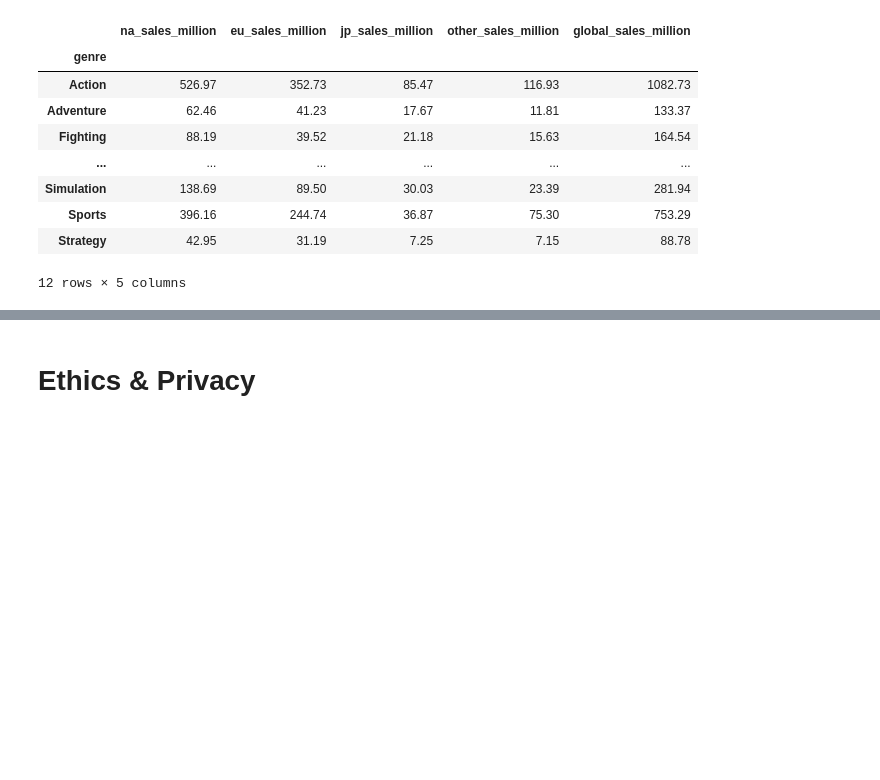
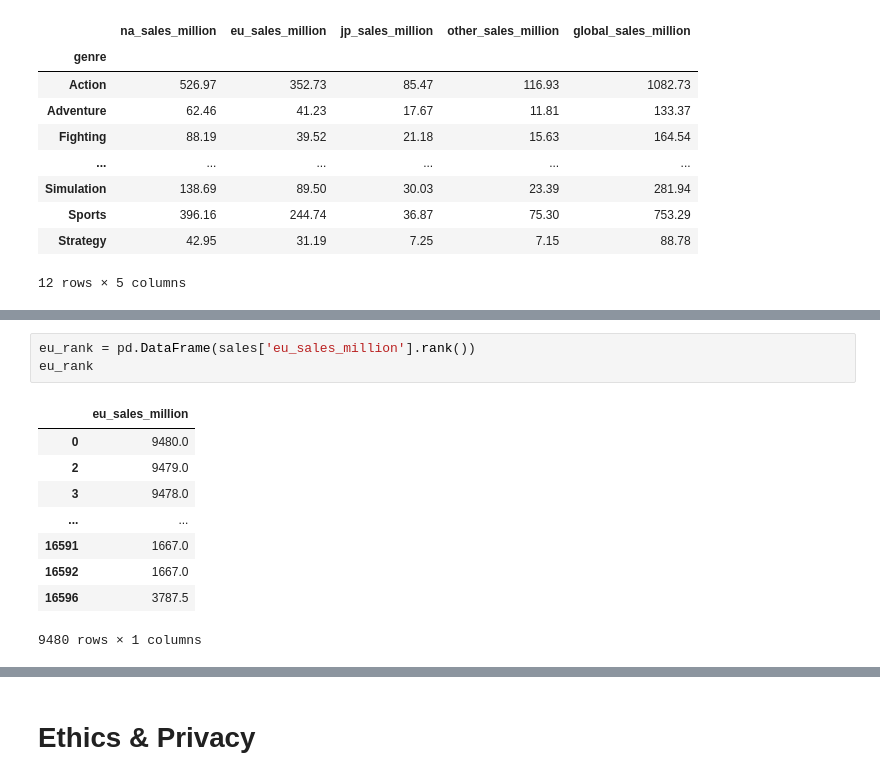
Before and after one commit to kvh8899/mostpopvidgame, a Jupyter notebook: FinalProject_group004_actual.ipynb, the cells around one changed output, grey strips where cells are left out. Drawn from its saved outputs; the diff is of its cells as text; blank space fills up the shorter version.

```diff
--- a/FinalProject_group004_actual.ipynb
+++ b/FinalProject_group004_actual.ipynb
@@ -313,0 +262,13 @@ global_sales_million
+# %%
+eu_rank = pd.DataFrame(sales['eu_sales_million'].rank())
+eu_rank
+# %% [output]
+|  | eu_sales_million |
+| 0 | 9480.0 |
+| 2 | 9479.0 |
+| 3 | 9478.0 |
+| ... | ... |
+| 16591 | 1667.0 |
+| 16592 | 1667.0 |
+| 16596 | 3787.5 |
+9480 rows × 1 columns
```
Also changed, not shown: parts of 9 cells of this notebook.
